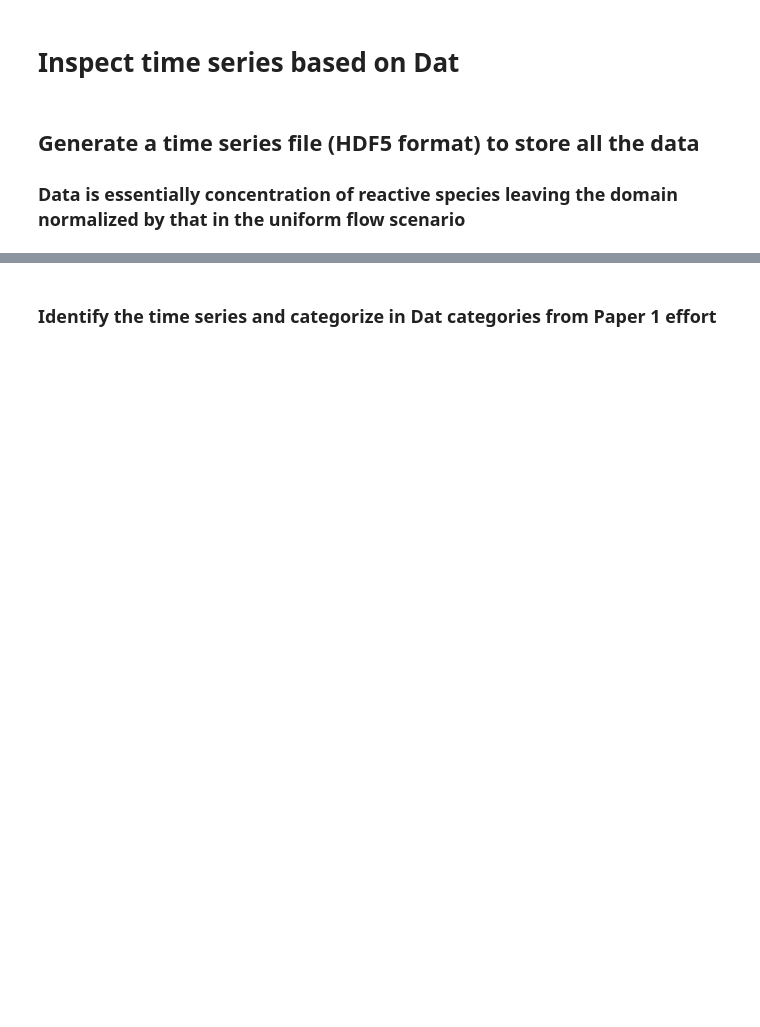
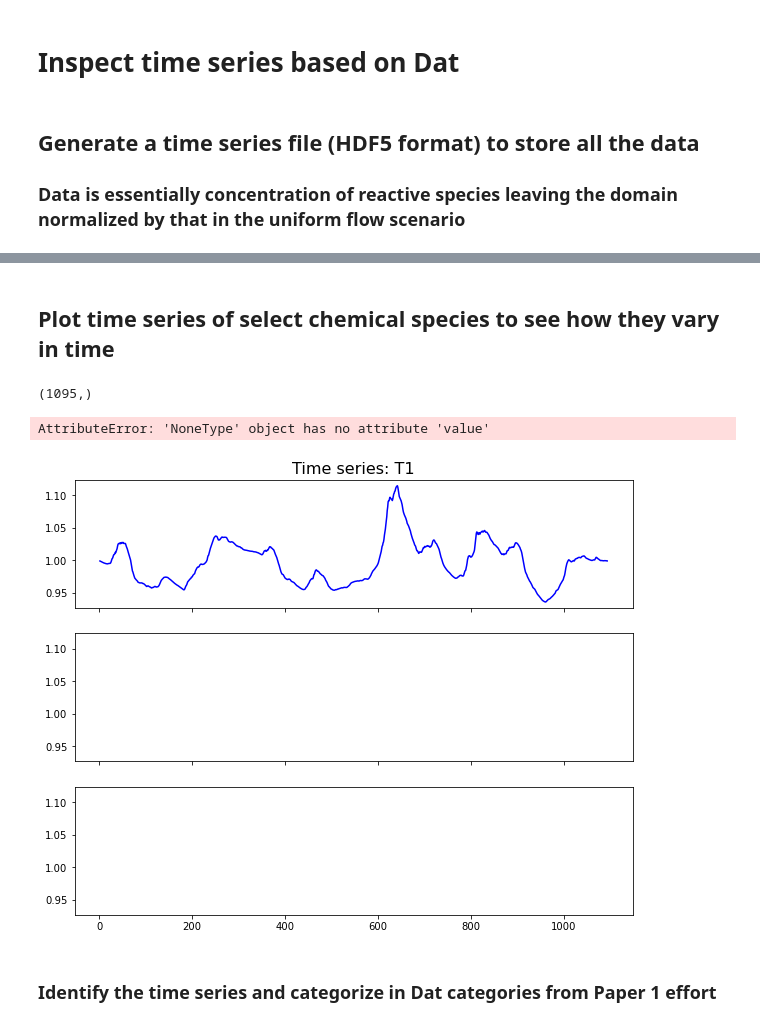
Before and after one commit to Skhurana136/Khurana_temporal_dynamics, a Jupyter notebook: time_series_plots_using_Dat.ipynb, the cells around one changed output, grey strips where cells are left out. Drawn from its saved outputs; the diff is of its cells as text; code cells hidden in the pictures; blank space fills up the shorter version.

```diff
--- a/time_series_plots_using_Dat.ipynb
+++ b/time_series_plots_using_Dat.ipynb
@@ -16,14 +16,18 @@ Regimes = ["Slow", "Medium", "Fast"]
+# %%
+gvarnames = ["DO", "DOC", "TOC", "Nitrate", "Ammonium", "Nitrogen"]
+imposedtimeseries = ["1","2","5"]
+Trial = proc.masterscenarios().keys()
 # %% [markdown]
 ## Generate a time series file (HDF5 format) to store all the data
 
 ### Data is essentially concentration of reactive species leaving the domain normalized by that in the uniform flow scenario
 # %%
-h5file = h5py.File(os.path.join(hdf5directory, "Paper2", "Figurecodes","Temporal_analysis_full.h5"), mode = 'w')
+h5file = h5py.File(os.path.join(hdf5directory, "Paper2", "Figurecodes","Temporal_analysis_full_data.h5"), mode = 'w')
 for Reg in Regimes:
     basedata = np.load(os.path.join(sourcedatadir, Reg + "AR_0/NS-AH/NS-AH_df.npy"))
     basevelocity = np.mean(basedata[2, -1, :, :])
     for t in imposedtimeseries:
-        directory = os.path.join(sourecdatadir,Reg + "AR_" + t)
+        directory = os.path.join(sourcedatadir,Reg + "AR_" + t)
         print (Reg, t)
         for j in Trial:
                 if ((j == '52' and t == "5") or (j == '43' and t == "1")):
@@ -31,10 +35,12 @@ for Reg in Regimes:
                 else:
                     basefile = os.path.join(Reg + "AR_0","NS-A"+j,"NS-A"+j+"_df.npy")
                     basedata = np.load(os.path.join(sourcedatadir, basefile))
-                    baseconcs, flow, heads = sta.calcconcmasstimenew (basedata,0,-1,0,-1, 51, gvarnames, "Saturated")
-                    data = np.load(os.path.join(directory, "NS-A"+j,"NS-A"+j"_df.npy")
-                    concs, flow, heads = sta.calcconcmasstimenew (data,0,-1,0,-1, 51, gvarnames, "Saturated")
+                    baseconcs, flow, heads = sta.conc_time (basedata,0,-1,0,-1, 51, gvarnames, "Saturated")
+                    data = np.load(os.path.join(directory, "NS-A"+j,"NS-A"+j+"_df.npy"))
+                    concs, flow, heads = sta.conc_time (data,0,-1,0,-1, 51, gvarnames, "Saturated")
                     subconcs = concs[1:, -1, :]/baseconcs[-1, -1,:]
                     for g in gvarnames:
-                        h5file.create_dataset(t + "/" + Reg + "/" + j + "/" + g, data=subconcs[:, gvarnames.index(g)])
+                        dataset_name = t + "/" + Reg + "/" + j + "/" + g
+                        print(dataset_name)
+                        h5file.create_dataset(dataset_name, data=subconcs[:, gvarnames.index(g)])
 h5file.close()
@@ -41,3 +65,60 @@ h5file.close()
+# %% [markdown]
+## Plot time series of select chemical species to see how they vary in time
+# %%
+#Characteristic to plot:
+imposedtimeseries = ["1","2","5"]
+g = "TOC"
+#Load dataset for time series in terms of Dat
+hr = h5py.File(os.path.join(hdf5directory, "Paper2","Figurecodes","Temporal_analysis_full_data.h5"), mode = 'r')
+#Load dataset for base velocity ratio values which will be plotted in the graph
+basedata = np.load(os.path.join(sourcedatadir, "SlowAR_0/NS-AH/NS-AH_df.npy"))
+basevelocity = np.mean(basedata[2, -1, :, :])
+fig, ax = plt.subplots(3, 1, figsize = (10,8), sharey = True, sharex = True)
+for t in imposedtimeseries:
+    a = ax.flat[imposedtimeseries.index(t)]
+    a.set_title("Time series: T"+ t, fontsize = 16)
+    for r in Regimes:
+        n = []
+        for j in Trial:
+            if ((j == '52' and t == "5") or (j == '43' and t == "1")):
+                pass
+            else:
+                n.append(hr.get(t + "/"+ r+ "/" + j + "/"+g).value)
+        df = pd.DataFrame.from_records(n)
+        #Then take average at each time point
+        n = df.median()
+        print(np.shape(n))
+        a.plot(n[1:], label = r, color = PeDapalette[Regimes.index(r)])
+        #a.plot(np.convolve(n[1:], np.ones((3,))/3,mode = 'valid'), label = Dat)
+    directory = os.path.join(sourcedatadir, "SlowAR_" + t)
+    for j in ["37"]:
+        a = ax.flat[imposedtimeseries.index(t)]
+        data = np.load(os.path.join(directory,"NS-A"+j,"NS-A"+j+"_df.npy"))
+        velocity = np.mean(data[2, :, :, :], axis = (-1,-2))/basevelocity
+        a.plot(np.abs(velocity[1:]), color= "gray")
+a.legend(ncol = 2)
+#locs, labels1 = a.xticks()
+plt.xticks((0,365,730,1095), (0,5,10,15))
+a.set_xlabel ("Time (years)", fontsize = 18)
+for a, typsp in zip(ax, imposedtimeseries):
+    a.set_title("Time series: "+typsp, fontsize=15)
+plt.annotate("Ratio with respect to steady state conditions",
+        xy=(0, 1.8),
+        xytext=(-50, -10),
+        xycoords="axes fraction",
+        textcoords="offset points",
+        size="large",
+        ha="left",
+        va="center",
+        rotation="vertical",
+        fontsize=18)
+picname = os.path.join(hdf5directory, "Paper2","Figurecodes","Temporal_analysis_full_data.png")
+#plt.savefig(picname, dpi = 300, bbox_inches = 'tight', pad_inches = 0.1)
+hr.close()
+# %% [output]
+(1095,)
+AttributeError: 'NoneType' object has no attribute 'value'
+[figure, added]
 # %% [markdown]
 ### Identify the time series and categorize in Dat categories from Paper 1 effort
 # %%
```
Also changed, not shown: parts of 17 cells of this notebook, 3 other files.
